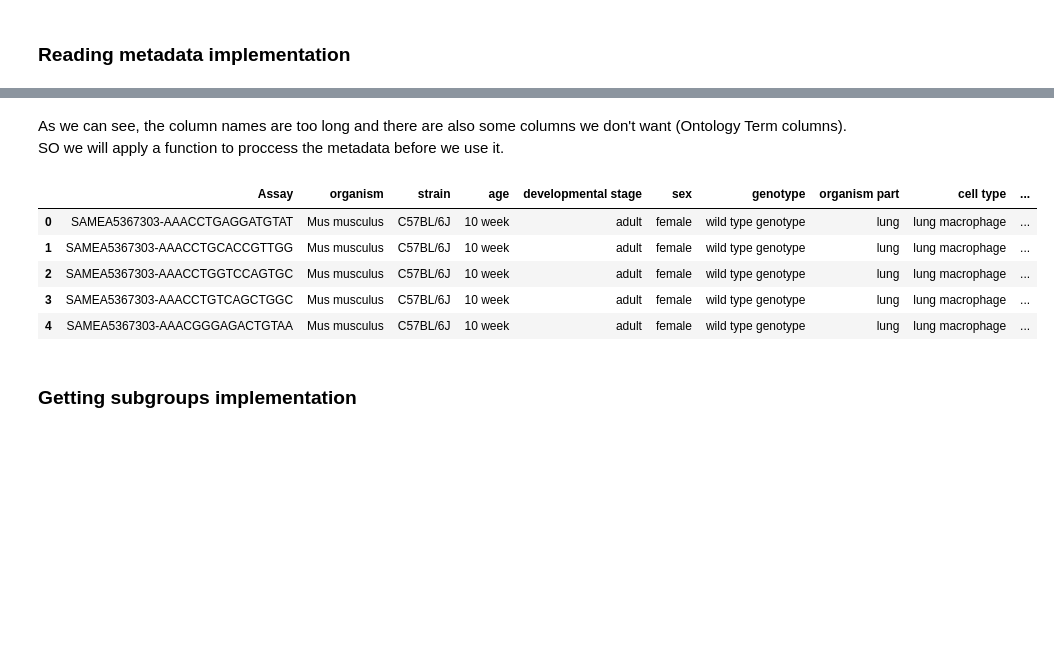
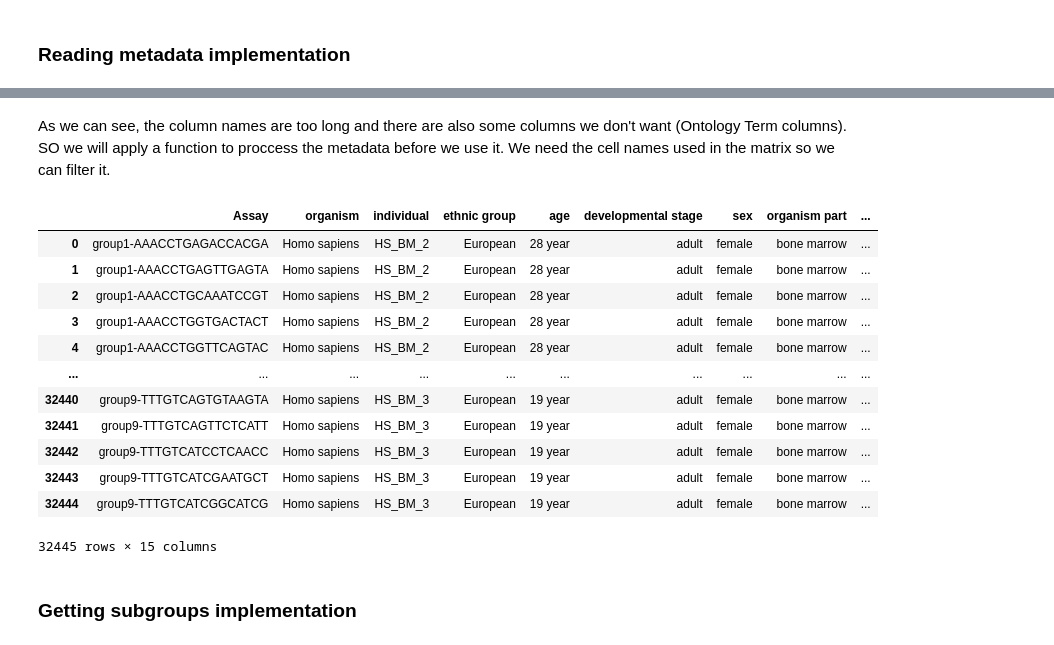
Before and after one commit to edusalcas/single-cell-repo, a Jupyter notebook: Experiments/Percentile_groups.ipynb, the cells around one changed output, grey strips where cells are left out. Saved outputs shown, nothing was run; the diff lists cells and outputs as text; code cells hidden in the pictures; blank space fills up the shorter version.

Commit message:
New percentile groups algorithm and experiment

```diff
--- a/Experiments/Percentile_groups.ipynb
+++ b/Experiments/Percentile_groups.ipynb
@@ -241,7 +219,7 @@ project_ID = 'E-MTAB-7678'
 import requests
 import pandas as pd
 # %%
-def read_metadata(project_ID):
+def read_files(project_ID):
     """Return the metadata of the project with the project_ID
 
     Parameters
@@ -259,6 +237,14 @@ def read_metadata(project_ID):
     # Define the link and the metadata key name
     API_downloads_link = 'http://localhost:5000/project/downloads/'
     metadata_key_name = 'experimentDesignLink'
+    filtered_key_name = 'filteredTPMLink'
+    normalised_key_name = 'normalisedCountsLink'
+
+    # Define variables
+    metadata = None
+    matrix = None
+    gene_names = None
+    cell_names = None
 
     # Get the download links of the project
     links = requests.get(API_downloads_link + project_ID).json()
@@ -269,8 +255,14 @@ def read_metadata(project_ID):
     # Return the metadata if it exists
     if metadata_key_name in links:
         metadata_link = links[metadata_key_name]
-        metadata = pd.read_csv(metadata_link, sep='\t')
+        metadata = pd.read_csv(metadata_link, sep='\t', low_memory=False)
 
-        return metadata
+    if filtered_key_name in links:
+        matrix_link = links[filtered_key_name]
+        matrix, cell_names, gen_names = download_matrix(matrix_link, matrix_type='filtered')
+    elif normalised_key_name in links:
+        matrix_link = links[normalised_key_name]
+        matrix, cell_names, gen_names = download_matrix(matrix_link, matrix_type='normalised')
 
-    raise Exception('Metadata link not found')
+    # If project does not have metadata link, return none
+    return metadata, matrix, gene_names, cell_names
@@ -277,4 +310,4 @@ def read_metadata(project_ID):
 # %%
-metadata = read_metadata(project_ID)
-metadata.head()
+metadata, _, _, cell_names = read_files("091cf39b-01bc-42e5-9437-f419a66c8a45")
+metadata
 # %% [output]
@@ -288,9 +327,7 @@ metadata.head()
 # %% [markdown]
-As we can see, the column names are too long and there are also some columns we don't want (Ontology Term columns). SO we will apply a function to proccess the metadata before we use it.
+As we can see, the column names are too long and there are also some columns we don't want (Ontology Term columns). SO we will apply a function to proccess the metadata before we use it. We need the cell names used in the matrix so we can filter it.
 # %%
-import re
-
-def process_metadata(metadata):
+def process_metadata(metadata, cell_names):
     """Return the processed metadata
 
     Parameters
@@ -309,19 +346,34 @@ def process_metadata(metadata):
 
     metadata = metadata.rename(columns=lambda x: re.sub(r'.+\[(.+)\]',r'\1',x)) # Rename columns
 
-    metadata = metadata.loc[:,~metadata.columns.duplicated()] # Remove duplicated columns
+    metadata = metadata.T.drop_duplicates().T # Drop duplicated columns
+
+    # Delete cells that are not in the matrix
+    metadata = pd.merge(
+        cell_names,
+        metadata,
+        how="inner",
+        on='Assay'
+    )
 
     return metadata
 # %%
-metadata = process_metadata(metadata)
-metadata.head()
+metadata = process_metadata(metadata, cell_names)
+metadata
 # %% [output]
-|  | Assay | organism | strain | age | developmental stage | sex | genotype | organism part | cell type | ... |
-| 0 | SAMEA5367303-AAACCTGAGGATGTAT | Mus musculus | C57BL/6J | 10 week | adult | female | wild type genotype | lung | lung macrophage | ... |
-| 1 | SAMEA5367303-AAACCTGCACCGTTGG | Mus musculus | C57BL/6J | 10 week | adult | female | wild type genotype | lung | lung macrophage | ... |
-| 2 | SAMEA5367303-AAACCTGGTCCAGTGC | Mus musculus | C57BL/6J | 10 week | adult | female | wild type genotype | lung | lung macrophage | ... |
-| 3 | SAMEA5367303-AAACCTGTCAGCTGGC | Mus musculus | C57BL/6J | 10 week | adult | female | wild type genotype | lung | lung macrophage | ... |
-| 4 | SAMEA5367303-AAACGGGAGACTGTAA | Mus musculus | C57BL/6J | 10 week | adult | female | wild type genotype | lung | lung macrophage | ... |
+|  | Assay | organism | individual | ethnic group | age | developmental stage | sex | organism part | ... |
+| 0 | group1-AAACCTGAGACCACGA | Homo sapiens | HS_BM_2 | European | 28 year | adult | female | bone marrow | ... |
+| 1 | group1-AAACCTGAGTTGAGTA | Homo sapiens | HS_BM_2 | European | 28 year | adult | female | bone marrow | ... |
+| 2 | group1-AAACCTGCAAATCCGT | Homo sapiens | HS_BM_2 | European | 28 year | adult | female | bone marrow | ... |
+| 3 | group1-AAACCTGGTGACTACT | Homo sapiens | HS_BM_2 | European | 28 year | adult | female | bone marrow | ... |
+| 4 | group1-AAACCTGGTTCAGTAC | Homo sapiens | HS_BM_2 | European | 28 year | adult | female | bone marrow | ... |
+| ... | ... | ... | ... | ... | ... | ... | ... | ... | ... |
+| 32440 | group9-TTTGTCAGTGTAAGTA | Homo sapiens | HS_BM_3 | European | 19 year | adult | female | bone marrow | ... |
+| 32441 | group9-TTTGTCAGTTCTCATT | Homo sapiens | HS_BM_3 | European | 19 year | adult | female | bone marrow | ... |
+| 32442 | group9-TTTGTCATCCTCAACC | Homo sapiens | HS_BM_3 | European | 19 year | adult | female | bone marrow | ... |
+| 32443 | group9-TTTGTCATCGAATGCT | Homo sapiens | HS_BM_3 | European | 19 year | adult | female | bone marrow | ... |
+| 32444 | group9-TTTGTCATCGGCATCG | Homo sapiens | HS_BM_3 | European | 19 year | adult | female | bone marrow | ... |
+32445 rows × 15 columns
 # %% [markdown]
 ### Getting subgroups implementation
 # %%
```
Also changed, not shown: parts of 60 cells of this notebook, 5 other files.
